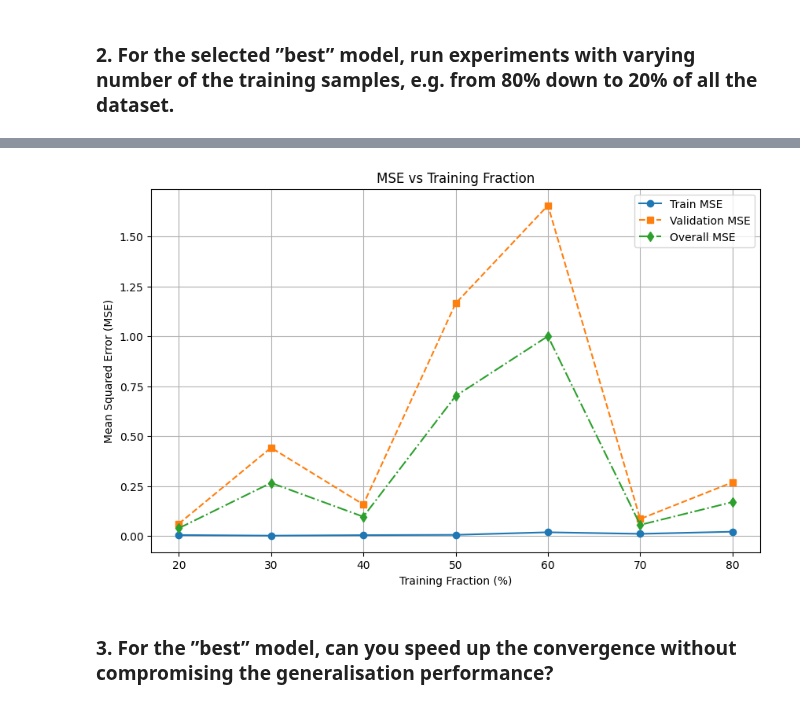
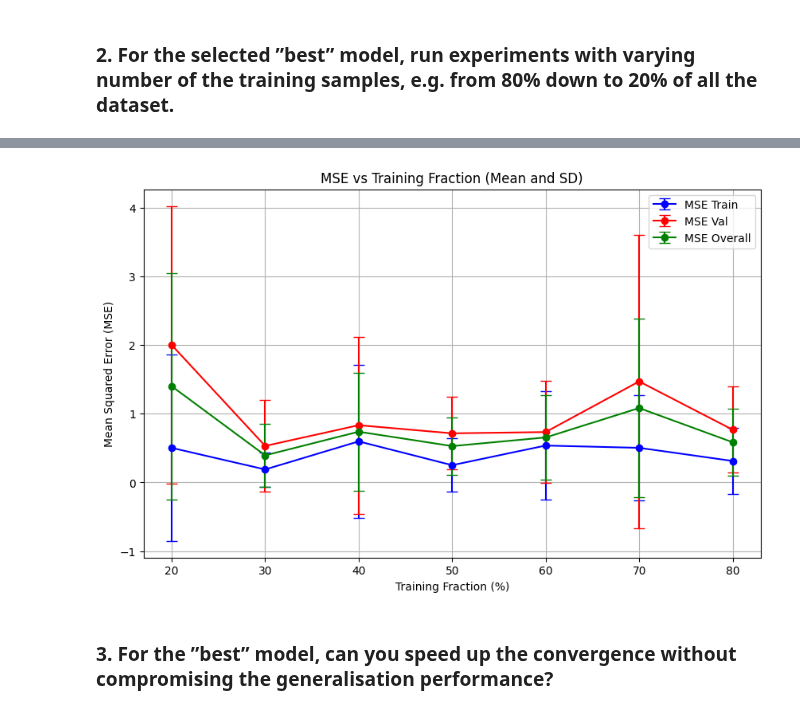
Before and after one commit to nathanansel28/DD2437, a Jupyter notebook: lab1b/split2.ipynb, the cells around one changed output, grey strips where cells are left out. Drawn from its saved outputs; the diff is of its cells as text; code cells hidden in the pictures.

```diff
--- a/lab1b/split2.ipynb
+++ b/lab1b/split2.ipynb
@@ -118,16 +138,22 @@ MSE Val: 0.26848 \mMSE Overall: 0.16942
-# %%
-training_fractions = list(range(20, 81, 10))
-list_mse_train = [model_results[i].mse_train for i in training_fractions]
-list_mse_val = [model_results[i].mse_val for i in training_fractions]
-list_mse_overall = [model_results[i].mse_overall for i in training_fractions]
-
-plot_mse_results(
-    x_axis="training_fraction",
-    list_mse_train=list_mse_train,
-    list_mse_val=list_mse_val,
-    list_mse_overall=list_mse_overall
-)
-# %% [output]
-[figure, removed]
+# %%
+training_fractions = list(range(20, 81, 10))
+list_avg_mse_train = [statistics.mean([model_result.mse_train for model_result in model_results_2[i]]) for i in training_fractions]
+list_avg_mse_val = [statistics.mean([model_result.mse_val for model_result in model_results_2[i]]) for i in training_fractions]
+list_avg_mse_overall = [statistics.mean([model_result.mse_overall for model_result in model_results_2[i]]) for i in training_fractions]
+list_stdev_mse_train = [statistics.stdev([model_result.mse_train for model_result in model_results_2[i]]) for i in training_fractions]
+list_stdev_mse_val = [statistics.stdev([model_result.mse_val for model_result in model_results_2[i]]) for i in training_fractions]
+list_stdev_mse_overall = [statistics.stdev([model_result.mse_overall for model_result in model_results_2[i]]) for i in training_fractions]
+
+plot_mse_results(
+    x_axis="training_fraction",
+    list_avg_mse_train=list_avg_mse_train,
+    list_avg_mse_val=list_avg_mse_val,
+    list_avg_mse_overall=list_avg_mse_overall,
+    list_stdev_mse_train=list_stdev_mse_train,
+    list_stdev_mse_val=list_stdev_mse_val,
+    list_stdev_mse_overall=list_stdev_mse_overall
+)
+# %% [output]
+[figure, added]
 # %% [markdown]
 ### 3. For the ”best” model, can you speed up the convergence without compromising the generalisation performance?
```
Also changed, not shown: parts of 9 cells of this notebook, 1 other file.
